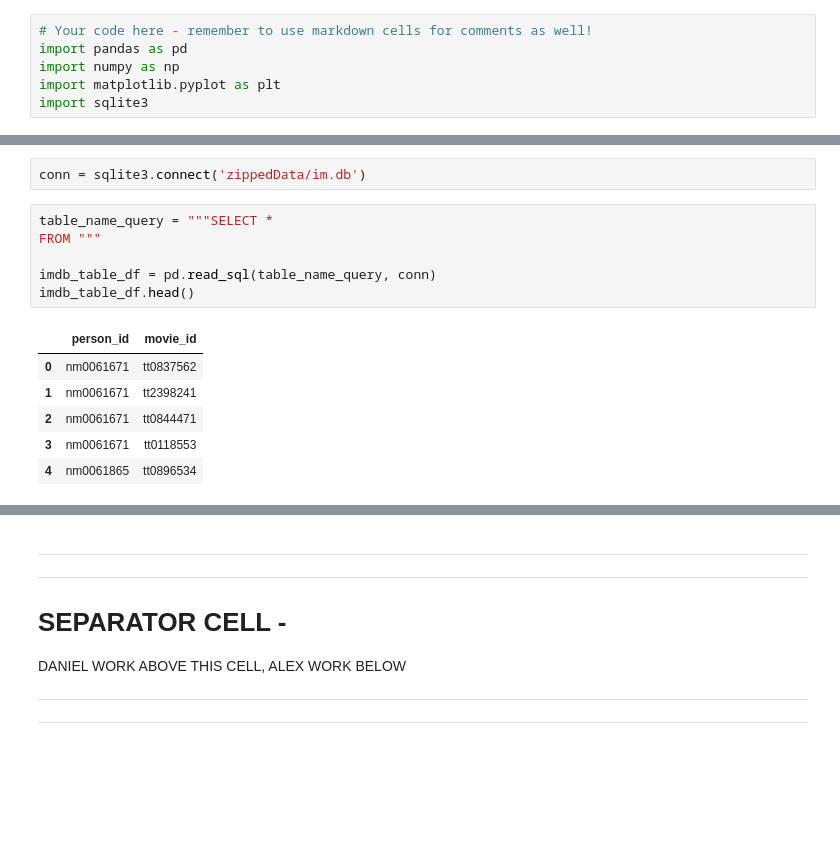
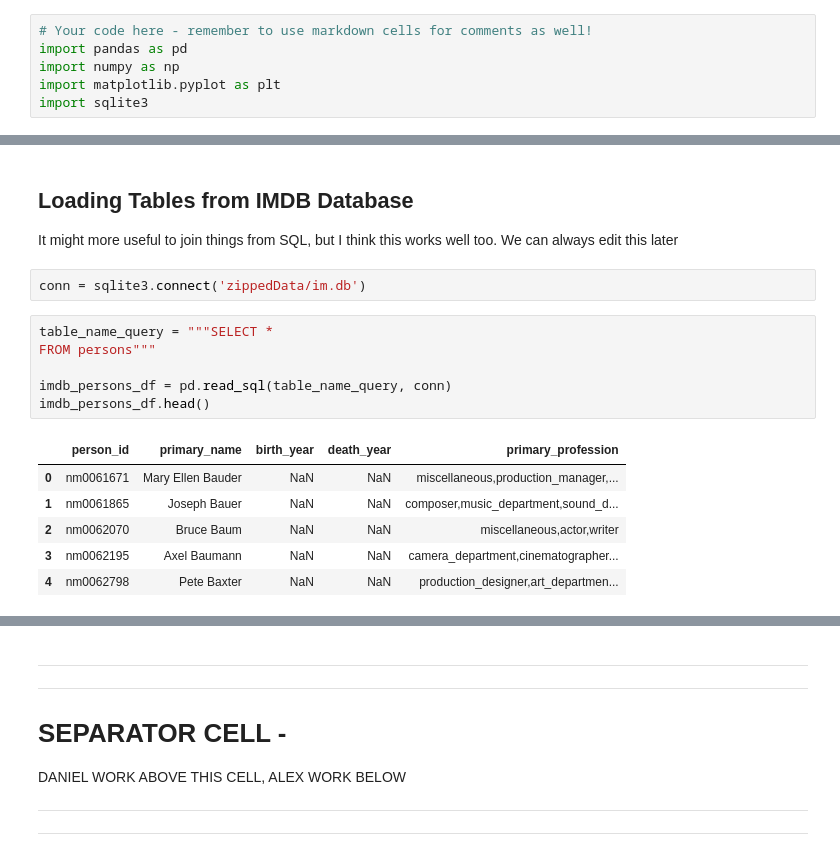
Before and after one commit to DanlBradley/dsc-phase-1-project-v2-3, a Jupyter notebook: student.ipynb, the cells around one changed output, grey strips where cells are left out. Cells and saved outputs as stored; diff of their text form; blank space fills up the shorter version.

```diff
--- a/student.ipynb
+++ b/student.ipynb
@@ -47,15 +104,19 @@ memory usage: 2.0+ MB
+# %% [markdown]
+## Loading Tables from IMDB Database
+
+It might more useful to join things from SQL, but I think this works well too. We can always edit this later
 # %%
 conn = sqlite3.connect('zippedData/im.db')
 # %%
 table_name_query = """SELECT *
-FROM """
+FROM persons"""
 
-imdb_table_df = pd.read_sql(table_name_query, conn)
-imdb_table_df.head()
+imdb_persons_df = pd.read_sql(table_name_query, conn)
+imdb_persons_df.head()
 # %% [output]
-|  | person_id | movie_id |
-| 0 | nm0061671 | tt0837562 |
-| 1 | nm0061671 | tt2398241 |
-| 2 | nm0061671 | tt0844471 |
-| 3 | nm0061671 | tt0118553 |
-| 4 | nm0061865 | tt0896534 |
+|  | person_id | primary_name | birth_year | death_year | primary_profession |
+| 0 | nm0061671 | Mary Ellen Bauder | NaN | NaN | miscellaneous,production_manager,... |
+| 1 | nm0061865 | Joseph Bauer | NaN | NaN | composer,music_department,sound_d... |
+| 2 | nm0062070 | Bruce Baum | NaN | NaN | miscellaneous,actor,writer |
+| 3 | nm0062195 | Axel Baumann | NaN | NaN | camera_department,cinematographer... |
+| 4 | nm0062798 | Pete Baxter | NaN | NaN | production_designer,art_departmen... |
```
Also changed, not shown: parts of 17 cells of this notebook.
